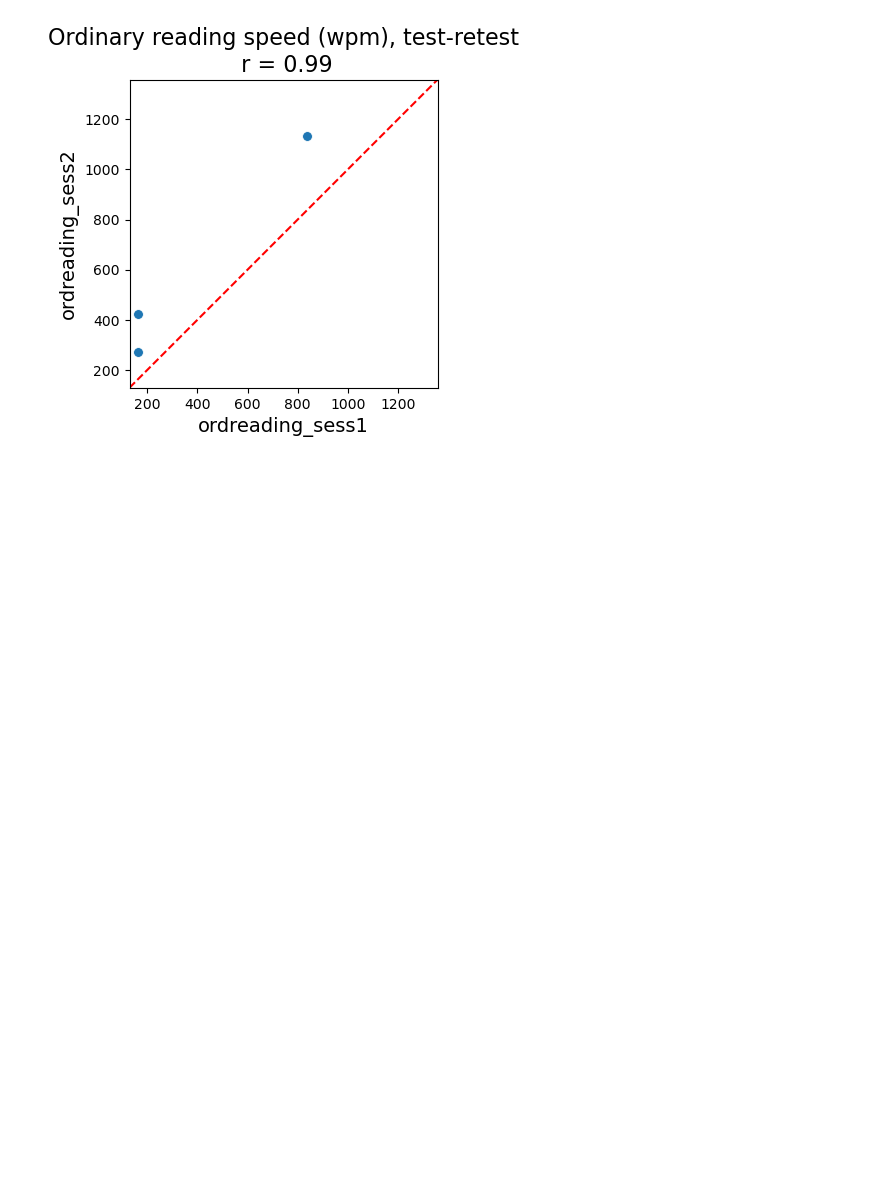
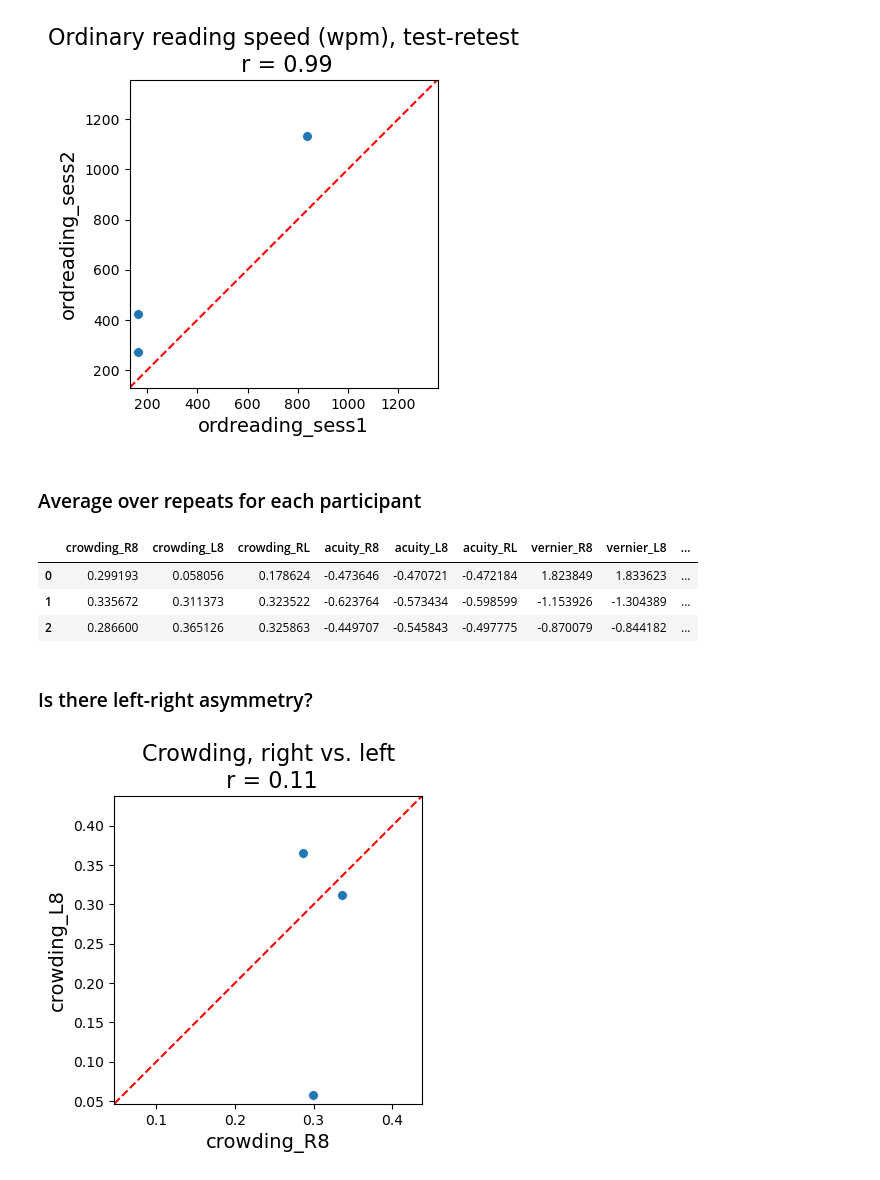
Before and after one commit to fh986/crowding-individual-difference, a Jupyter notebook: corr_analysis.ipynb, the cells around one changed output. Saved outputs shown, nothing was run; the diff lists cells and outputs as text; code cells hidden in the pictures; blank space fills up the shorter version.

Commit message:
added correlation plots

```diff
--- a/corr_analysis.ipynb
+++ b/corr_analysis.ipynb
@@ -404,3 +406,52 @@ plot_scatter_with_correlation(df_both_sessions, "ordreading_sess1", "ordreading_
                               'Ordinary reading speed (wpm), test-retest', plotXequalsY_bool=True)
 # %% [output]
 [figure]
+# %% [markdown]
+### Average over repeats for each participant
+# %%
+# average between sessions
+
+subj_avg_thresholds = {}
+
+
+subj_avg_thresholds['crowding_R8'] = (df_both_sessions['crowding_R8_12'] +
+                                      df_both_sessions['crowding_R8_34']) / 2
+subj_avg_thresholds['crowding_L8'] = (df_both_sessions['crowding_L8_12'] +
+                                      df_both_sessions['crowding_L8_34']) / 2
+subj_avg_thresholds['crowding_RL'] = (subj_avg_thresholds['crowding_R8'] +
+                                      subj_avg_thresholds['crowding_L8']) / 2
+
+subj_avg_thresholds['acuity_R8'] = (df_both_sessions['acuity_R8_block1'] +
+                                      df_both_sessions['acuity_R8_block2']) / 2
+subj_avg_thresholds['acuity_L8'] = (df_both_sessions['acuity_L8_block1'] +
+                                      df_both_sessions['acuity_L8_block2']) / 2
+subj_avg_thresholds['acuity_RL'] = (subj_avg_thresholds['acuity_R8'] +
+                                      subj_avg_thresholds['acuity_L8']) / 2
+
+subj_avg_thresholds['vernier_R8'] = (df_both_sessions['vernier_R8_block1'] +
+                                      df_both_sessions['vernier_R8_block2']) / 2
+subj_avg_thresholds['vernier_L8'] = (df_both_sessions['vernier_L8_block1'] +
+                                      df_both_sessions['vernier_L8_block2']) / 2
+subj_avg_thresholds['vernier_RL'] = (subj_avg_thresholds['vernier_R8'] +
+                                      subj_avg_thresholds['vernier_L8']) / 2
+
+subj_avg_thresholds['rsvp_log'] =  ((np.log10(df_both_sessions['rsvp_foveal_block1']) +
+                                      np.log10(df_both_sessions['rsvp_foveal_block2'])) / 2)
+
+subj_avg_thresholds['ordinary_reading_log'] = ((np.log10(df_both_sessions['ordreading_sess1']) +
+                                               np.log10(df_both_sessions['ordreading_sess2'])) / 2)
+
+df_subj_avg = pd.DataFrame(subj_avg_thresholds)
+df_subj_avg.head()
+# %% [output]
+|  | crowding_R8 | crowding_L8 | crowding_RL | acuity_R8 | acuity_L8 | acuity_RL | vernier_R8 | vernier_L8 | ... |
+| 0 | 0.299193 | 0.058056 | 0.178624 | -0.473646 | -0.470721 | -0.472184 | 1.823849 | 1.833623 | ... |
+| 1 | 0.335672 | 0.311373 | 0.323522 | -0.623764 | -0.573434 | -0.598599 | -1.153926 | -1.304389 | ... |
+| 2 | 0.286600 | 0.365126 | 0.325863 | -0.449707 | -0.545843 | -0.497775 | -0.870079 | -0.844182 | ... |
+# %% [markdown]
+### Is there left-right asymmetry?
+# %%
+plot_scatter_with_correlation(df_subj_avg, "crowding_R8", "crowding_L8",
+                              'Crowding, right vs. left', plotXequalsY_bool=True)
+# %% [output]
+[figure, added]
```
Also changed, not shown: parts of 10 cells of this notebook.
